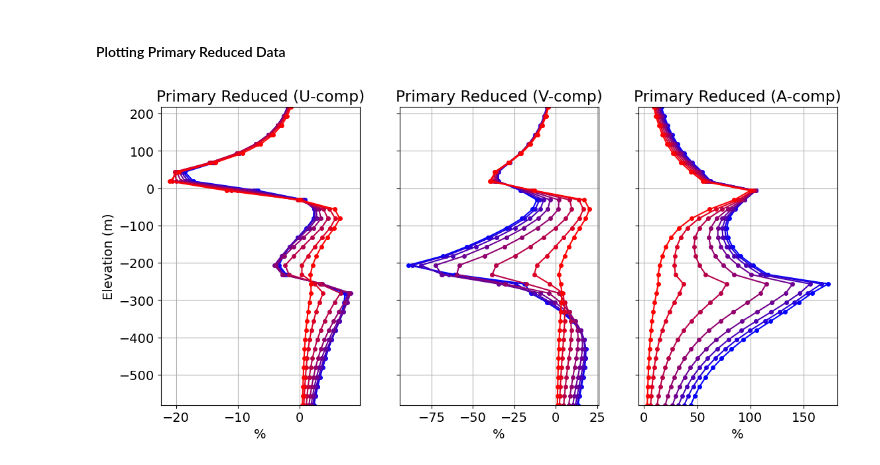
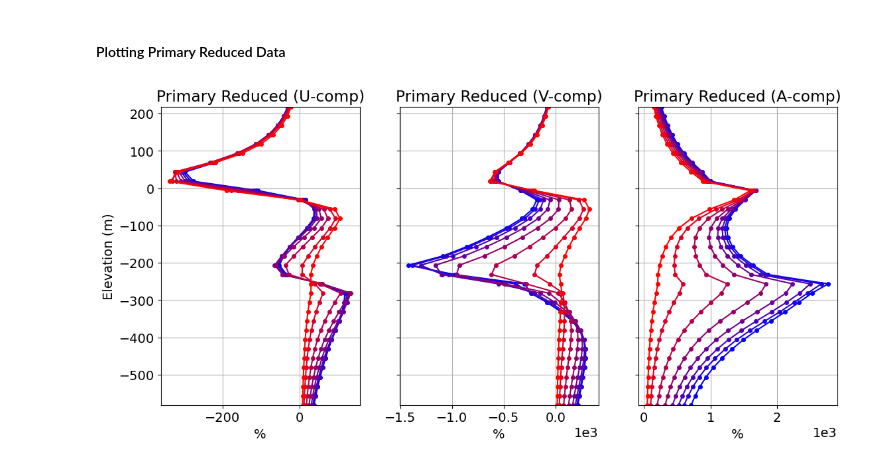
Before and after one commit to ubcgif/2026-simpeg-hfv-tutorial, a Jupyter notebook: fwd_utem_hierarchical_3d_part_1.ipynb, the cells around one changed output. Saved outputs shown, nothing was run; the diff lists cells and outputs as text; code cells hidden in the pictures.

```diff
--- a/fwd_utem_hierarchical_3d_part_1.ipynb
+++ b/fwd_utem_hierarchical_3d_part_1.ipynb
@@ -697,13 +766,13 @@ We currently have total field data that were collected during the transmitter's
 vacuum_conductivity = air_conductivity * np.ones_like(background_conductivity)
 
 # Replace the background conductivity in the simulation
-simulation_plate.sigma = vacuum_conductivity
+simulation.sigma = vacuum_conductivity
 
 # For the vacuum model, all parameter values are 0
 vacuum_model = np.zeros(mesh.n_faces)
 
 # Simulate the fields
-dpred_0 = simulation_plate.dpred(vacuum_model)
+dpred0 = simulation.dpred(vacuum_model)
 # %% [markdown]
 #### Generating Primary Reduced Data
 # %%
@@ -712,50 +781,53 @@ n_comp = 3  # Simulated x, y and z components
 n_rx = np.shape(receiver_locations)[0]  # number of receiver locations
 n_times = len(time_channels)  # number of time channels
 
-b_plate = (period / 4) * np.reshape(dpred_plate, (n_comp, n_times, n_rx))
-b_0 = (period / 4) * np.reshape(dpred_0, (n_comp, n_times, n_rx))
+# Scale if the triangular UTEM waveform was used
+scale = 4*operating_frequency if use_triangular_waveform else 1.
+
+B = scale * np.reshape(dpred, (n_comp, n_times, n_rx))
+B0 = scale * np.reshape(dpred0, (n_comp, n_times, n_rx))
 # %%
 # Compute the absolute value of the primary b-field
-b_p = computeH0(xyz_loop, receiver_locations)  # list with x, y and z component
-b_p = mu_0 * np.sqrt(b_p[0]**2 + b_p[1]**2 + b_p[2]**2)
+Bp_abs = computeH0(xyz_loop, receiver_locations)  # list with x, y and z component
+Bp_abs = mu_0 * np.sqrt(Bp_abs[0]**2 + Bp_abs[1]**2 + Bp_abs[2]**2)
 # %%
 # Compute primary reduced data for U, V and A directions
-u_plate = 100 * (b_plate[0, :, :] - b_0[0, :, :]) / b_p
-v_plate = 100 * (b_plate[1, :, :] - b_0[1, :, :]) / b_p
-a_plate = 100 * (b_plate[2, :, :] - b_0[2, :, :]) / b_p
+u_plate = 100 * (B[0, :, :] - B0[0, :, :]) / Bp_abs
+v_plate = 100 * (B[1, :, :] - B0[1, :, :]) / Bp_abs
+a_plate = 100 * (B[2, :, :] - B0[2, :, :]) / Bp_abs
 
-data_plate = [u_plate, v_plate, a_plate]
+data_plotting = [u_plate, v_plate, a_plate]
 # %% [markdown]
 #### Plotting Primary Reduced Data
 # %%
 fig = plt.figure(figsize=(12, 6))
 ax1 = [fig.add_axes([0.05 + 0.3 * ii, 0.2, 0.25, 0.75]) for ii in range(0, 3)]
 
 comp_list = ["U", "V", "A"]
 
 for ii in range(0, 3):
-    d_temp = data_plate[ii]
+    d_temp = data_plotting[ii]
 
     for jj in range(n_times):
         ax1[ii].plot(
             d_temp[jj, :],
             receiver_locations[:, 2],
             marker="o",
             color=[jj / (n_times - 1), 0, 1 - jj / (n_times - 1)],
             markersize=4,
             label="_nolegend_",
         )
 
     ax1[ii].grid()
     ax1[ii].ticklabel_format(axis="both", scilimits=(0, 3))
     ax1[ii].set_xlabel("%")
     ax1[ii].set_ylim([s_min, s_max])
     if ii == 0:
         ax1[ii].set_ylabel("Elevation (m)")
     else:
         ax1[ii].set_yticklabels([])
     ax1[ii].set_title("Primary Reduced ({}-comp)".format(comp_list[ii]))
 
 plt.show(fig)
 # %% [output]
-[figure, old version]
+[figure, new version]
```
Also changed, not shown: parts of 40 cells of this notebook, 5 other files.
